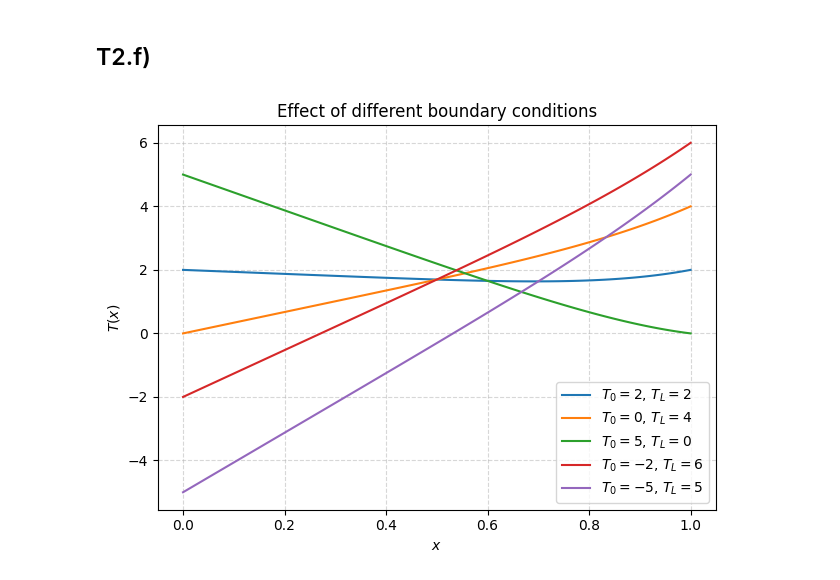
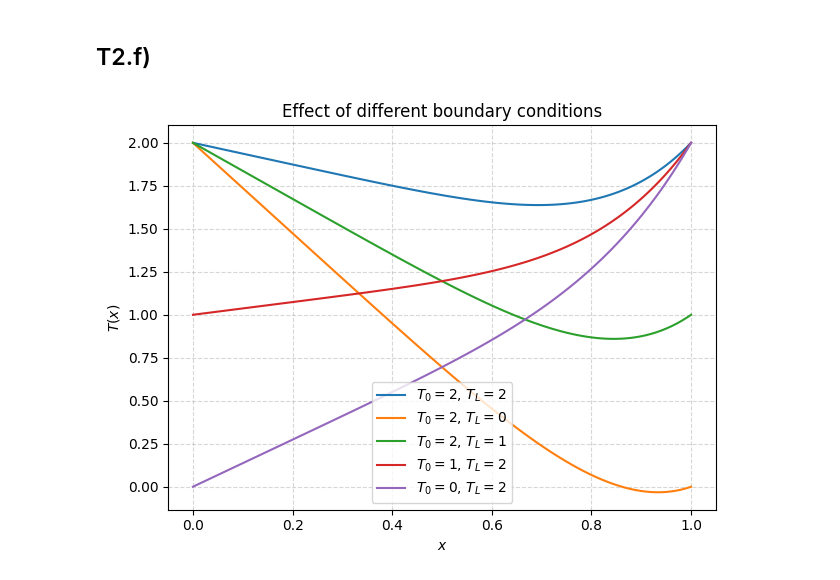
Before and after one commit to ericend/Numerical-Methods, a Jupyter notebook: LAB2/lab2.ipynb, the cells around one changed output. Cells and saved outputs as stored; diff of their text form; code cells hidden in the pictures.

```diff
--- a/LAB2/lab2.ipynb
+++ b/LAB2/lab2.ipynb
@@ -25,7 +25,7 @@ We have the definition of the derivative from above, we plot the directional fie
 # %%
 # directional field
 t = np.linspace(0, 1.2, 24)
-y = np.linspace(-0, 3, 24)
+y = np.linspace(1, 1.6, 24)
 T, Y = np.meshgrid(t, y)
 dY = 1 + T - Y
 dT = np.ones_like(dY)
@@ -47,7 +47,7 @@ plt.plot(t, y_actual, color="red")
 plt.xlabel(r"$t$")
 plt.ylabel(r"$y$")
 plt.title("Directional Field")
-plt.grid(True, alpha=0.25, linestyle='dashed')
+plt.grid(True, alpha=0.25, linestyle="dashed")
 plt.tight_layout()
 plt.show()
 # %% [output]
@@ -477,7 +477,7 @@ för att approximera den exakta lösningen).
 # Testing stability on t:0->20
 t_span = [0, 20]
 N_start = 20
-N_levels = 6
+N_levels = 4 # Higher to add multiples of N
 N = [N_start * 2**i for i in range(N_levels)]
 RLC_1 = RLC(Q_0=1, L=2, C=0.5, R=1)
 sols = []
@@ -883,19 +883,19 @@ N: 2560 -> 5120 | p = 2.099
 # %%
 # BC study
 x_full = np.linspace(0, 1, 101)
 
-for T_0, T_L in [(2, 2), (0, 4), (5, 0), (-2, 6), (-5, 5)]:
+for T_0, T_L in [(2, 2), (2, 0), (2, 1), (1, 2), (0, 2)]:
     A, b = diskretisering_temperatur(100, q, 2, 1, T_0, T_L)
     T_sol = spsolve(A, b)
     T_full = np.concatenate([[T_0], T_sol, [T_L]])  # type: ignore
     plt.plot(x_full, T_full, label=rf"$T_0={T_0}$, $T_L={T_L}$")
 
 plt.title("Effect of different boundary conditions")
 plt.xlabel(r"$x$")
 plt.ylabel(r"$T(x)$")
 plt.legend()
 plt.grid(True, alpha=0.5, linestyle="dashed")
 plt.tight_layout()
 plt.show()
 # %% [output]
-[figure, old version]
+[figure, new version]
```
Also changed, not shown: parts of 3 cells of this notebook, 5 other files.
